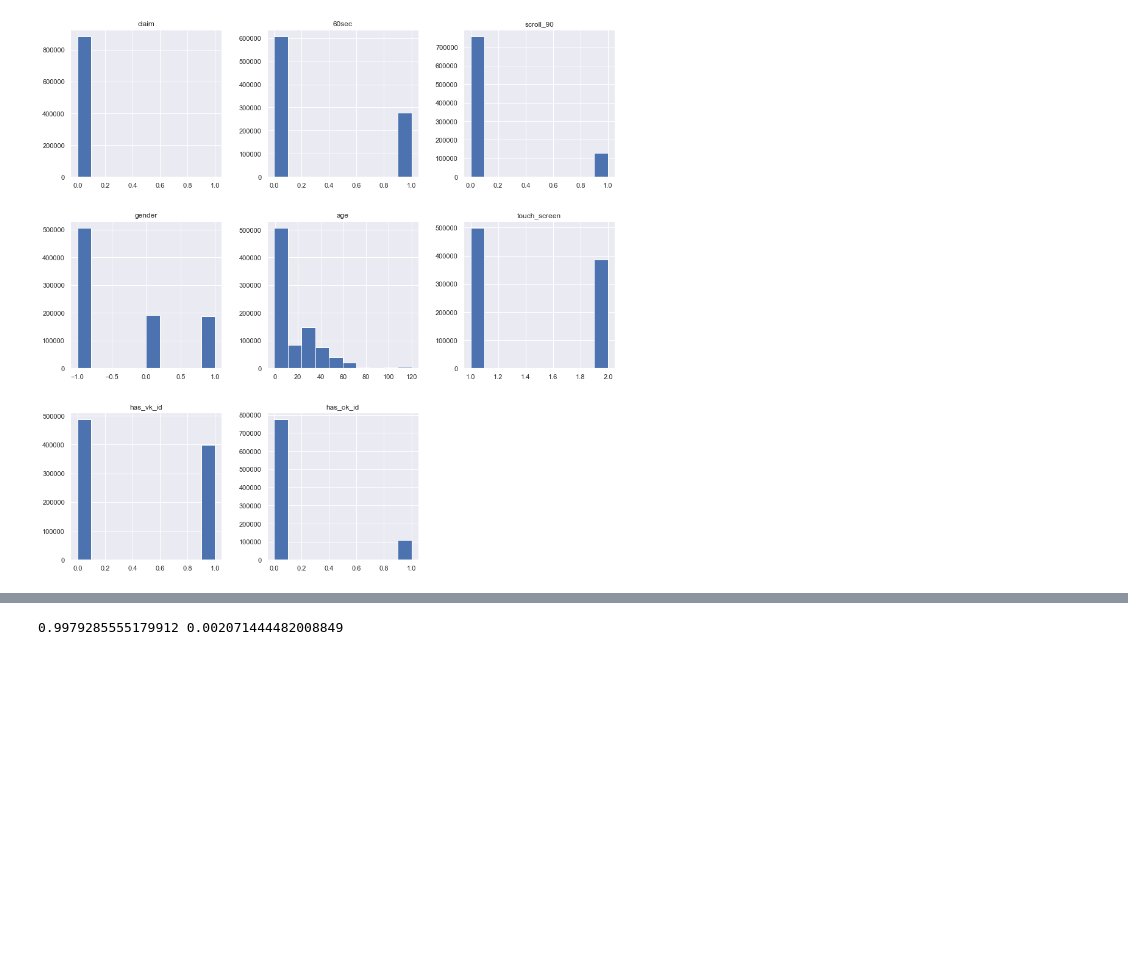
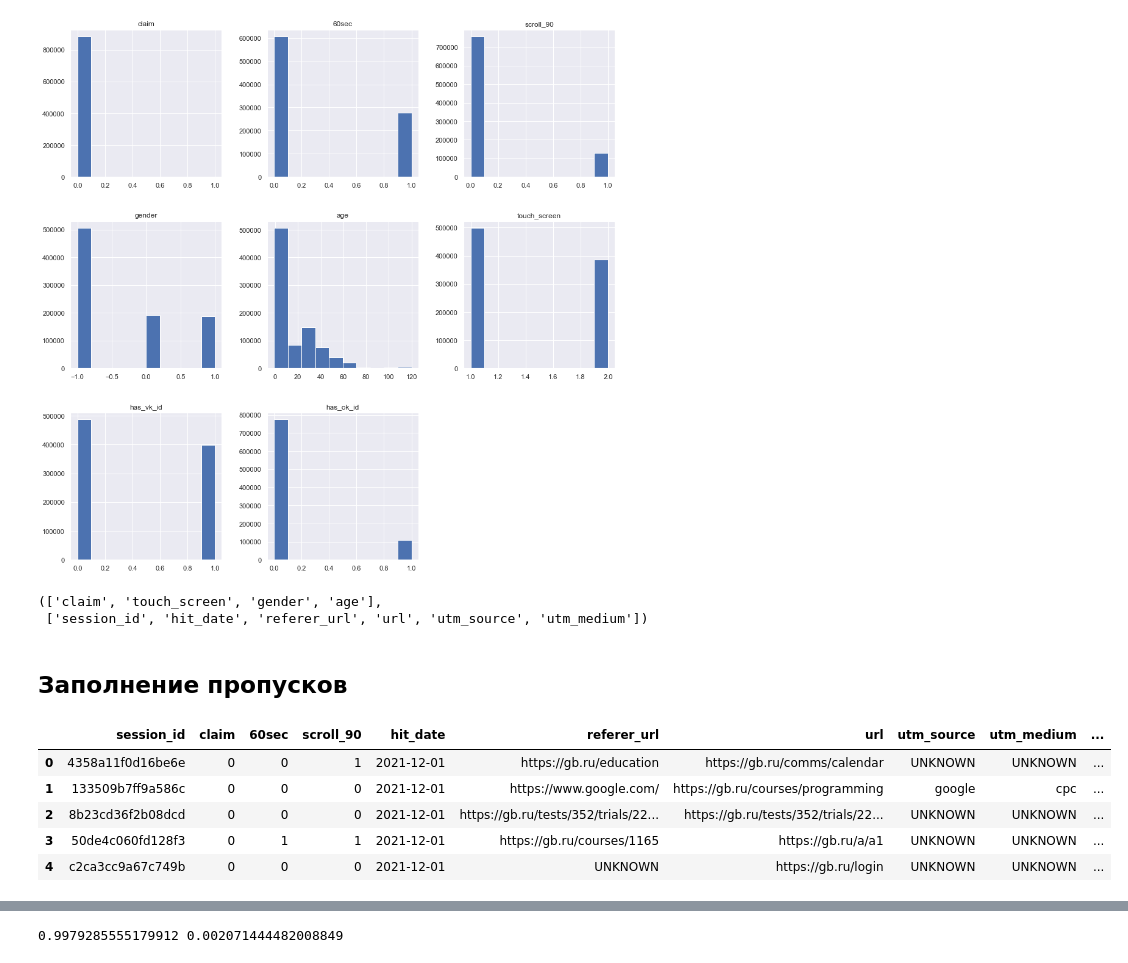
Before and after one commit to nglaz0v/DS_bootcamp, a Jupyter notebook: 4-Machine_Learning/project_4.ipynb, the cells around one changed output, grey strips where cells are left out. Saved outputs shown, nothing was run; the diff lists cells and outputs as text; code cells hidden in the pictures; blank space fills up the shorter version.

```diff
--- a/4-Machine_Learning/project_4.ipynb
+++ b/4-Machine_Learning/project_4.ipynb
@@ -137,3 +138,30 @@ Name: has_ok_id, dtype: int64
 gb_data.hist(figsize=(16,16));
 # %% [output]
 [figure]
+# %%
+bool_features = ['has_vk_id', 'has_ok_id', '60sec', 'scroll_90']  # бинарные признаки
+num_features = list(set(gb_data.select_dtypes(exclude='object').columns) - set(bool_features))  # числовые признаки
+obj_features = list(gb_data.select_dtypes(include='object').columns)  # категориальные признаки
+num_features, obj_features
+# %% [output]
+(['claim', 'touch_screen', 'gender', 'age'],
+ ['session_id', 'hit_date', 'referer_url', 'url', 'utm_source', 'utm_medium'])
+# %% [markdown]
+## Заполнение пропусков
+# %%
+cols_with_missing = [col for col in gb_data.columns if gb_data[col].isnull().any()]
+for col in cols_with_missing:
+    gb_data[col + '_undef'] = gb_data[col].isnull()
+imputer = SimpleImputer(strategy="constant", fill_value="UNKNOWN")
+columns = gb_data.columns.copy()
+gb_data[obj_features] = pd.DataFrame(imputer.fit_transform(gb_data[obj_features]))
+gb_data.columns = columns
+# gb_data = gb_data.drop(cols_with_missing, axis=1)
+gb_data.head()
+# %% [output]
+|  | session_id | claim | 60sec | scroll_90 | hit_date | referer_url | url | utm_source | utm_medium | ... |
+| 0 | 4358a11f0d16be6e | 0 | 0 | 1 | 2021-12-01 | https://gb.ru/education | https://gb.ru/comms/calendar | UNKNOWN | UNKNOWN | ... |
+| 1 | 133509b7ff9a586c | 0 | 0 | 0 | 2021-12-01 | https://www.google.com/ | https://gb.ru/courses/programming | google | cpc | ... |
+| 2 | 8b23cd36f2b08dcd | 0 | 0 | 0 | 2021-12-01 | https://gb.ru/tests/352/trials/22... | https://gb.ru/tests/352/trials/22... | UNKNOWN | UNKNOWN | ... |
+| 3 | 50de4c060fd128f3 | 0 | 1 | 1 | 2021-12-01 | https://gb.ru/courses/1165 | https://gb.ru/a/a1 | UNKNOWN | UNKNOWN | ... |
+| 4 | c2ca3cc9a67c749b | 0 | 0 | 0 | 2021-12-01 | UNKNOWN | https://gb.ru/login | UNKNOWN | UNKNOWN | ... |
```
Also changed, not shown: parts of 18 cells of this notebook.
